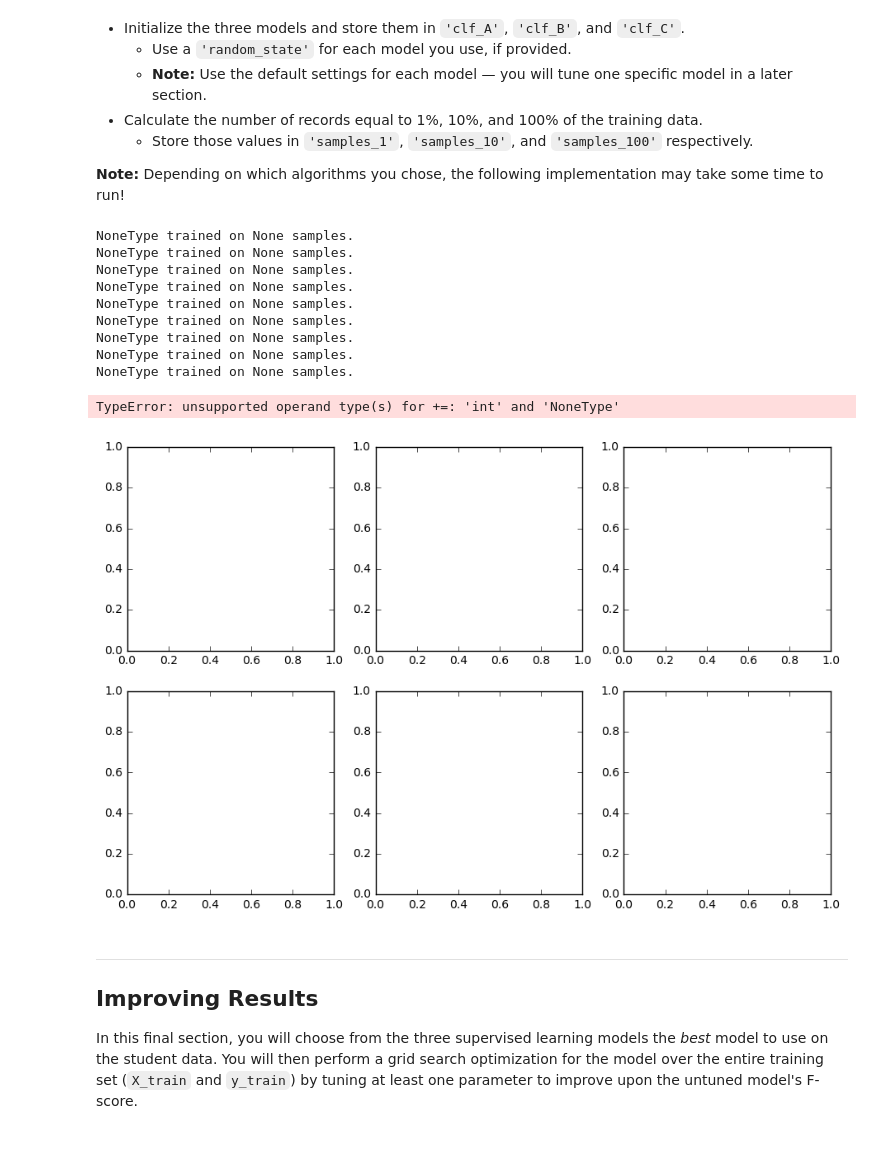
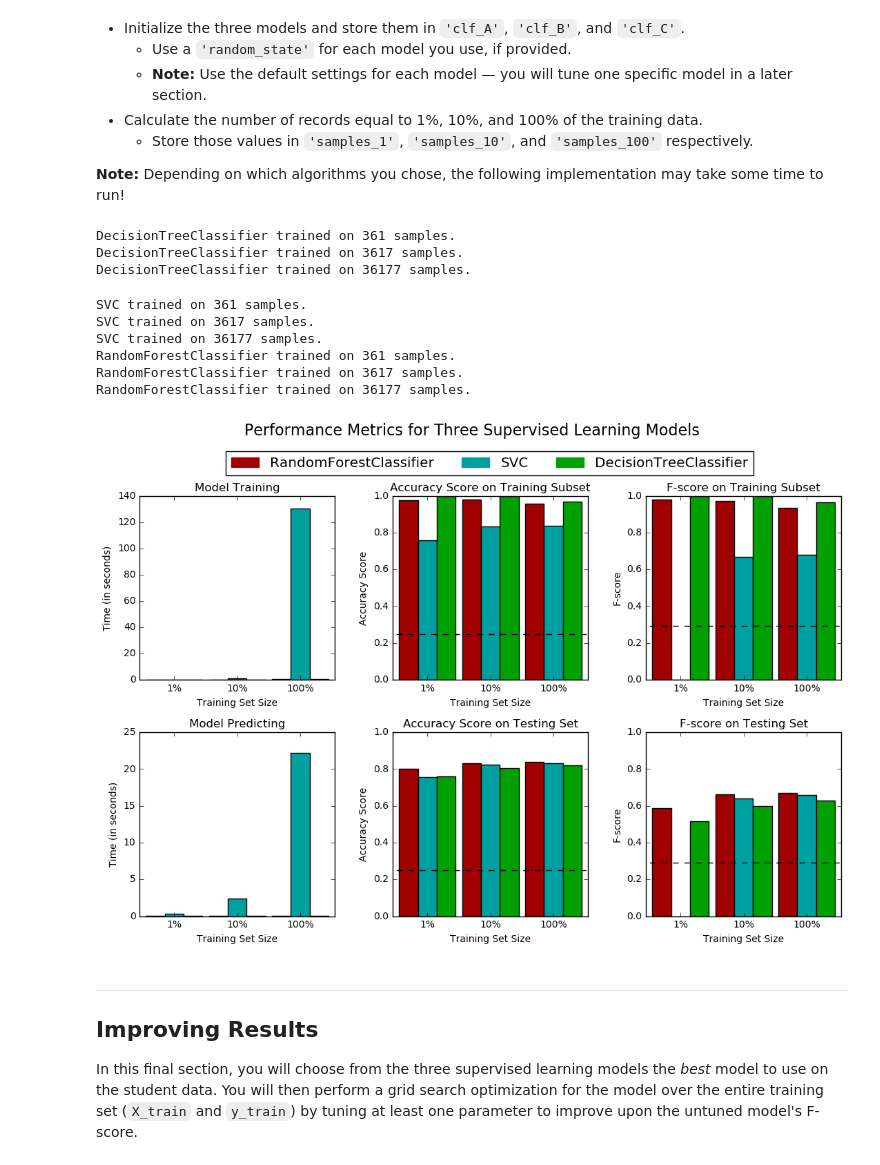
Before and after one commit to tibaes/finding_donors, a Jupyter notebook: finding_donors.ipynb, the cells around one changed output. Drawn from its saved outputs; the diff is of its cells as text; code cells hidden in the pictures.

Commit message:
decision trees, svm and random forest evaluation

```diff
--- a/finding_donors.ipynb
+++ b/finding_donors.ipynb
@@ -338,41 +340,43 @@ In the code cell, you will need to implement the following:
 
 **Note:** Depending on which algorithms you chose, the following implementation may take some time to run!
 # %%
-# TODO: Import the three supervised learning models from sklearn
+# Import the three supervised learning models from sklearn
+from sklearn import tree
+from sklearn import svm
+from sklearn import ensemble
 
-# TODO: Initialize the three models
-clf_A = None
-clf_B = None
-clf_C = None
+# Initialize the three models
+clf_A = tree.DecisionTreeClassifier()
+clf_B = svm.SVC(random_state = 0)
+clf_C = ensemble.RandomForestClassifier(random_state = 0)
 
-# TODO: Calculate the number of samples for 1%, 10%, and 100% of the training data
-samples_1 = None
-samples_10 = None
-samples_100 = None
+# Calculate the number of samples for 1%, 10%, and 100% of the training data
+samples_1 = X_train.shape[0] / 100
+samples_10 = X_train.shape[0] / 10
+samples_100 = X_train.shape[0]
 
 # Collect results on the learners
 results = {}
 for clf in [clf_A, clf_B, clf_C]:
     clf_name = clf.__class__.__name__
     results[clf_name] = {}
     for i, samples in enumerate([samples_1, samples_10, samples_100]):
         results[clf_name][i] = \
         train_predict(clf, samples, X_train, y_train, X_test, y_test)
 
 # Run metrics visualization for the three supervised learning models chosen
 vs.evaluate(results, accuracy, fscore)
 # %% [output]
-NoneType trained on None samples.
-NoneType trained on None samples.
-NoneType trained on None samples.
-NoneType trained on None samples.
-NoneType trained on None samples.
-NoneType trained on None samples.
-NoneType trained on None samples.
-NoneType trained on None samples.
-NoneType trained on None samples.
+DecisionTreeClassifier trained on 361 samples.
+DecisionTreeClassifier trained on 3617 samples.
+DecisionTreeClassifier trained on 36177 samples.
-TypeError: unsupported operand type(s) for +=: 'int' and 'NoneType'
+SVC trained on 361 samples.
+SVC trained on 3617 samples.
+SVC trained on 36177 samples.
+RandomForestClassifier trained on 361 samples.
+RandomForestClassifier trained on 3617 samples.
+RandomForestClassifier trained on 36177 samples.
-[figure, old version]
+[figure, new version]
 # %% [markdown]
 ----
 ## Improving Results
```
Also changed, not shown: parts of 1 cell of this notebook.
